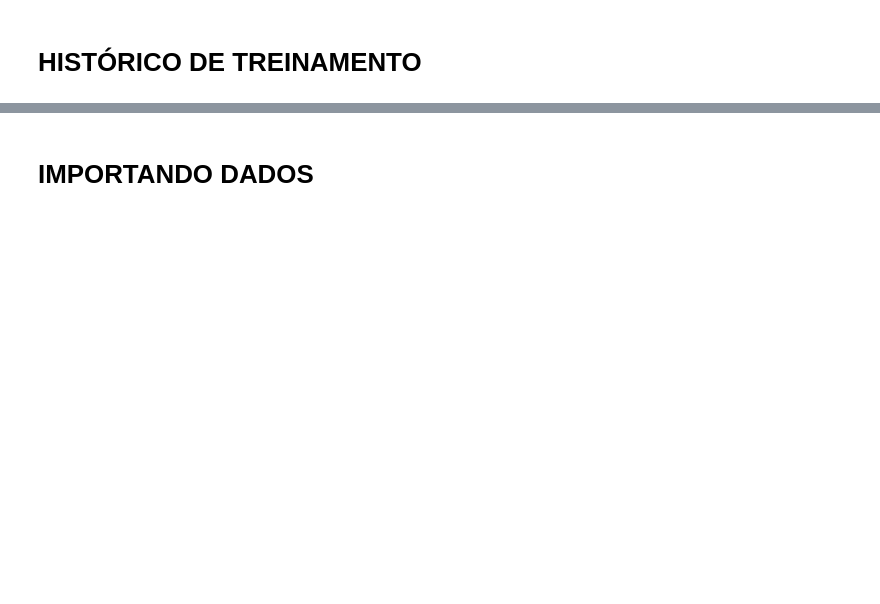
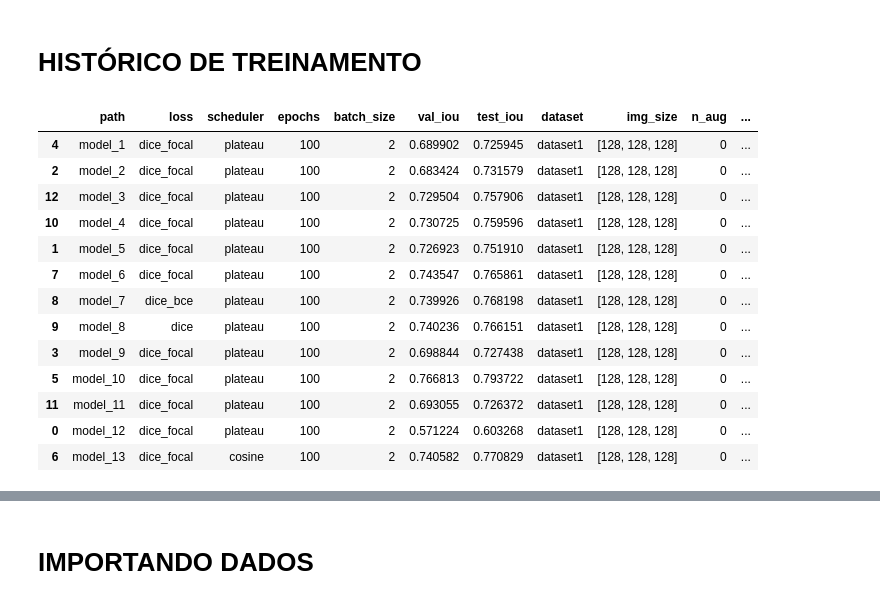
Before and after one commit to KlaussMarchi/Falhas, a Jupyter notebook: Task/logs/3 - PostProcessing_out.ipynb, the cells around one changed output, grey strips where cells are left out. Saved outputs shown, nothing was run; the diff lists cells and outputs as text; code cells hidden in the pictures; blank space fills up the shorter version.

```diff
--- a/Task/logs/3 - PostProcessing_out.ipynb
+++ b/Task/logs/3 - PostProcessing_out.ipynb
@@ -25,18 +29,34 @@ pd.set_option('display.max_columns', None)
 # %%
 df = []
 
 for bakup in os.listdir('Backup/'):
     path = f'Backup/{bakup}/info.json'
 
     with open(path, 'r', encoding='utf-8') as file:
         file = json.loads(file.read())
 
     info = {}
     for key, value in file.items():
         info.update(value)
 
+    info['id'] = int(info.get('path').split('_')[-1])
     df.append(info)
 
 
-df = pd.DataFrame(df)
+df = pd.DataFrame(df).sort_values(by='id')
 df
+# %% [output]
+|  | path | loss | scheduler | epochs | batch_size | val_iou | test_iou | dataset | img_size | n_aug | ... |
+| 4 | model_1 | dice_focal | plateau | 100 | 2 | 0.689902 | 0.725945 | dataset1 | [128, 128, 128] | 0 | ... |
+| 2 | model_2 | dice_focal | plateau | 100 | 2 | 0.683424 | 0.731579 | dataset1 | [128, 128, 128] | 0 | ... |
+| 12 | model_3 | dice_focal | plateau | 100 | 2 | 0.729504 | 0.757906 | dataset1 | [128, 128, 128] | 0 | ... |
+| 10 | model_4 | dice_focal | plateau | 100 | 2 | 0.730725 | 0.759596 | dataset1 | [128, 128, 128] | 0 | ... |
+| 1 | model_5 | dice_focal | plateau | 100 | 2 | 0.726923 | 0.751910 | dataset1 | [128, 128, 128] | 0 | ... |
+| 7 | model_6 | dice_focal | plateau | 100 | 2 | 0.743547 | 0.765861 | dataset1 | [128, 128, 128] | 0 | ... |
+| 8 | model_7 | dice_bce | plateau | 100 | 2 | 0.739926 | 0.768198 | dataset1 | [128, 128, 128] | 0 | ... |
+| 9 | model_8 | dice | plateau | 100 | 2 | 0.740236 | 0.766151 | dataset1 | [128, 128, 128] | 0 | ... |
+| 3 | model_9 | dice_focal | plateau | 100 | 2 | 0.698844 | 0.727438 | dataset1 | [128, 128, 128] | 0 | ... |
+| 5 | model_10 | dice_focal | plateau | 100 | 2 | 0.766813 | 0.793722 | dataset1 | [128, 128, 128] | 0 | ... |
+| 11 | model_11 | dice_focal | plateau | 100 | 2 | 0.693055 | 0.726372 | dataset1 | [128, 128, 128] | 0 | ... |
+| 0 | model_12 | dice_focal | plateau | 100 | 2 | 0.571224 | 0.603268 | dataset1 | [128, 128, 128] | 0 | ... |
+| 6 | model_13 | dice_focal | cosine | 100 | 2 | 0.740582 | 0.770829 | dataset1 | [128, 128, 128] | 0 | ... |
```
Also changed, not shown: parts of 9 cells of this notebook, 10 other files.
